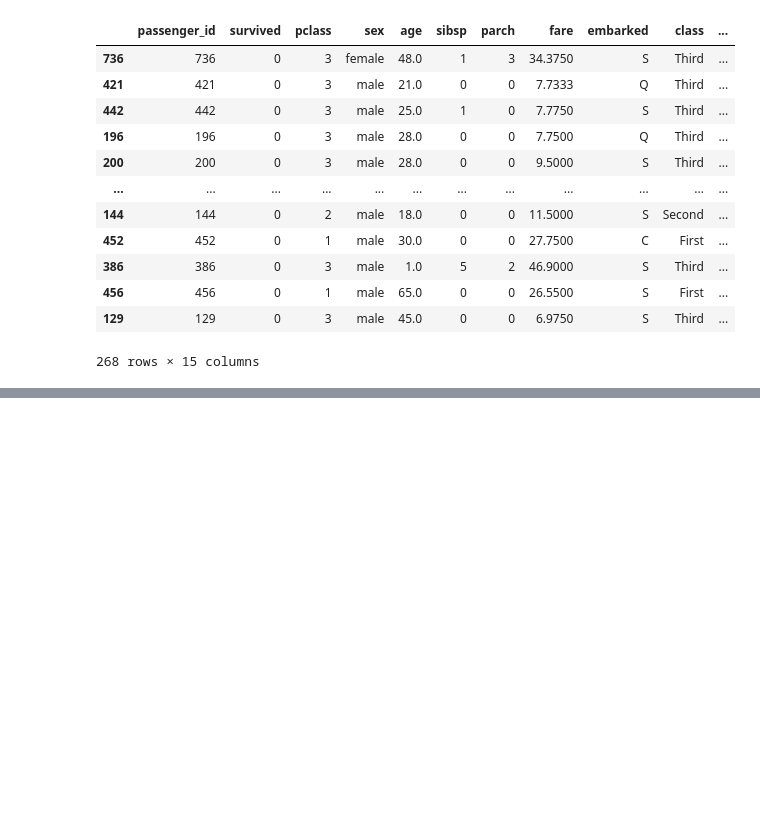
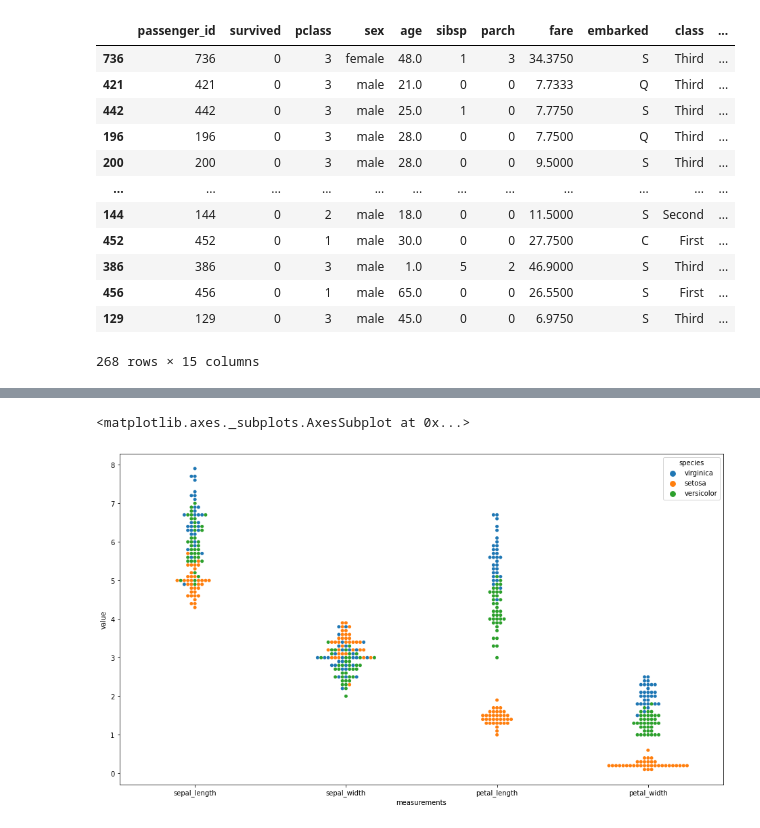
Before and after one commit to RyanMcCall/ds-methodologies-exercises, a Jupyter notebook: classification/classification_exercises.ipynb, the cells around one changed output, grey strips where cells are left out. Saved outputs shown, nothing was run; the diff lists cells and outputs as text; code cells hidden in the pictures; blank space fills up the shorter version.

```diff
--- a/classification/classification_exercises.ipynb
+++ b/classification/classification_exercises.ipynb
@@ -3,14 +3,21 @@
 # %%
 import numpy as np
 import pandas as pd
+from scipy import stats
 
 from pydataset import data
+
+import matplotlib.pyplot as plt
+import seaborn as sns
 
 from sklearn.impute import SimpleImputer
 from sklearn.preprocessing import LabelEncoder, MinMaxScaler
 
 import acquire
 import prepare
+
+plt.rc('figure', figsize=(16, 9))
+plt.rc('font', size=13)
 # %% [markdown]
 ## Use a python module (pydata or seaborn datasets) containing datasets as a source from the iris data. Create a pandas dataframe, df_iris, from this data.
 # %%
@@ -557,0 +574,2 @@ test
+# %%
+train, test = prepare.prep_iris(acquire.get_iris_data())
@@ -557,0 +609,3 @@ test
+# %%
+iris_melt = pd.melt(train[['sepal_length', 'sepal_width', 'petal_length', 'petal_width', 'species']], 'species', var_name='measurements')
+iris_melt
@@ -557,0 +626,6 @@ test
+# %%
+plt.figure(figsize=(16, 9))
+sns.swarmplot(x='measurements', y='value', data=iris_melt, hue='species')
+# %% [output]
+<matplotlib.axes._subplots.AxesSubplot at 0x...>
+[figure, added]
```
Also changed, not shown: parts of 17 cells of this notebook, 1 other file.
